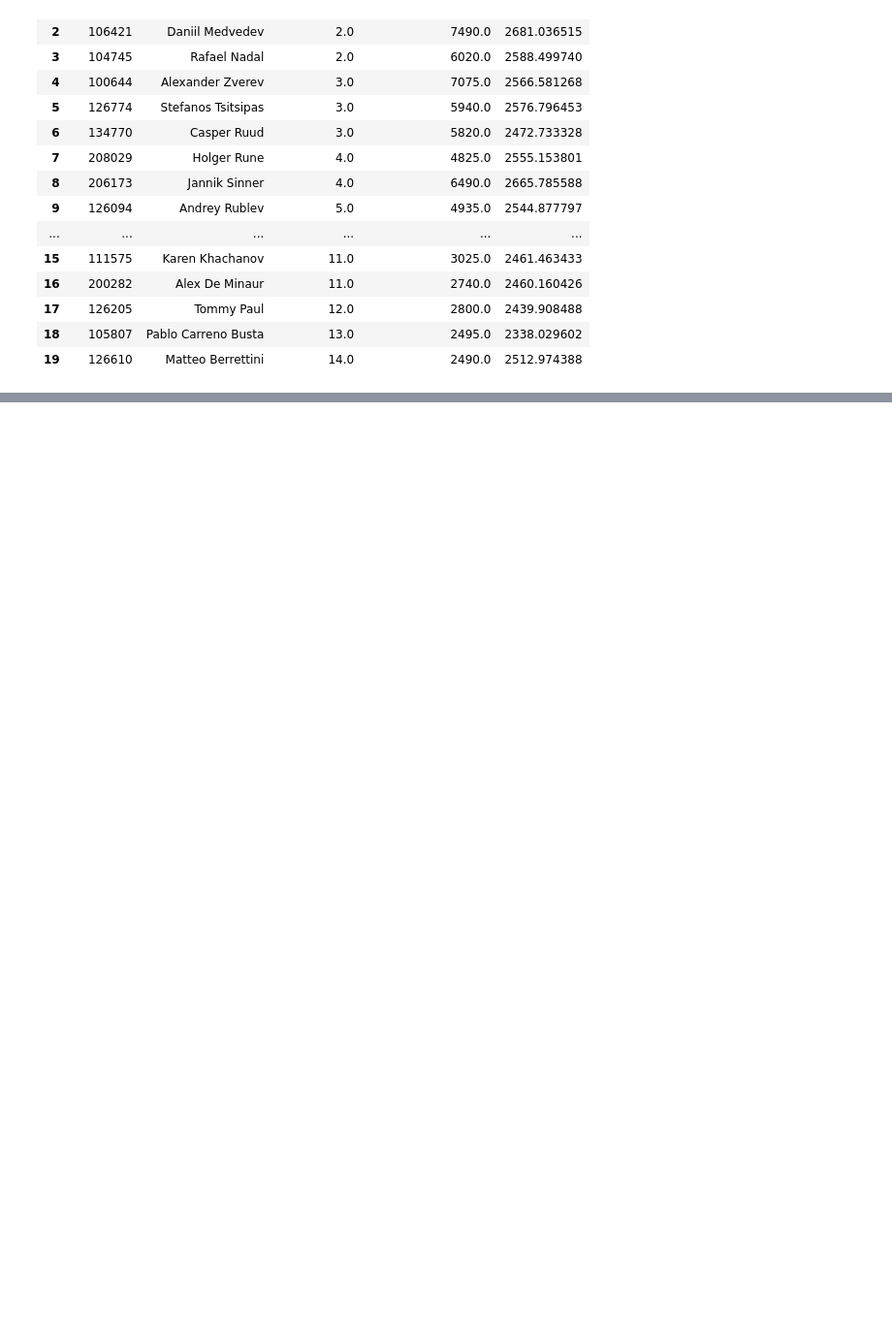
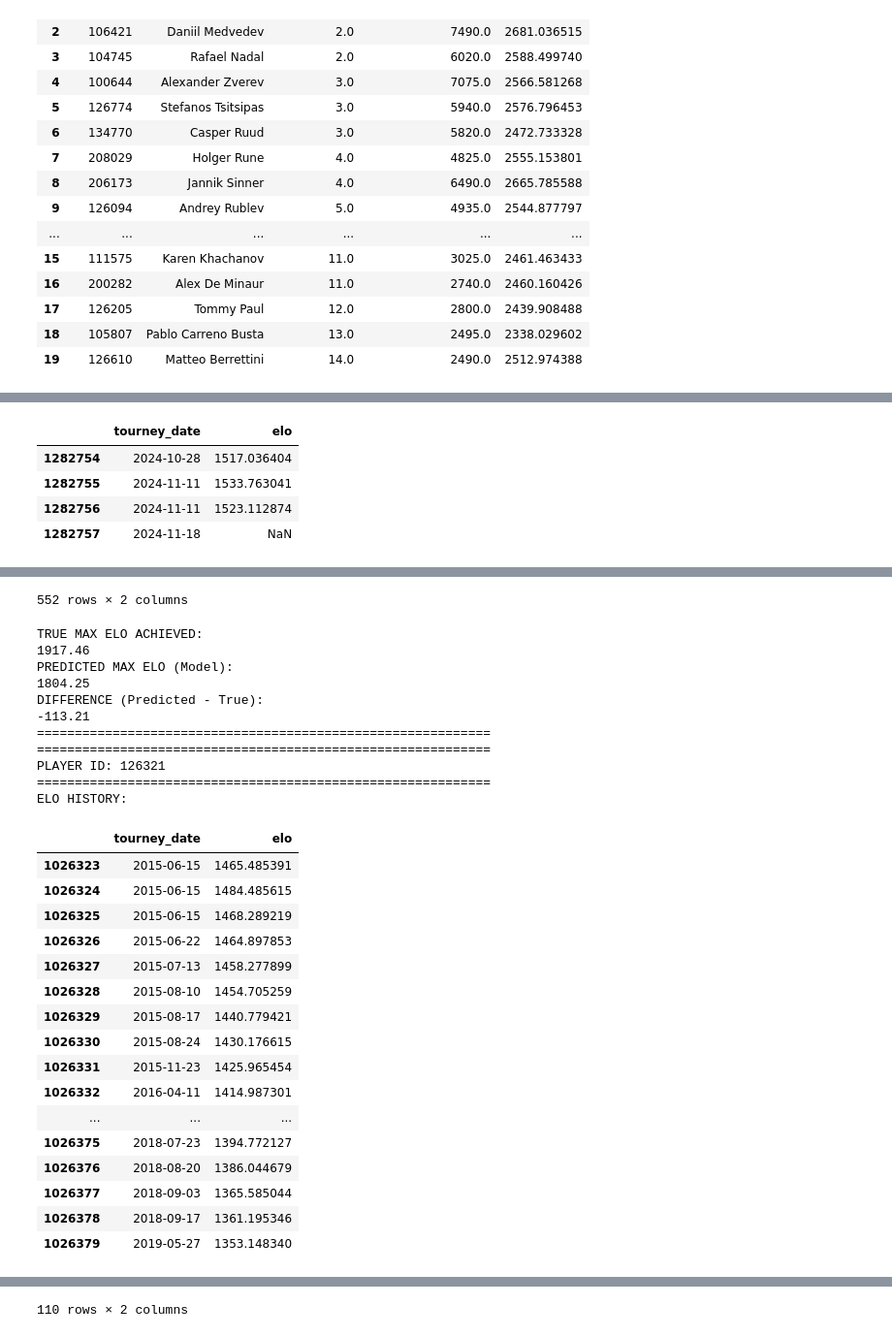
Before and after one commit to GolbertCeitaPages/CMI-DataScience-Project, a Jupyter notebook: xgboost_predictions/xgboost.ipynb, the cells around one changed output, grey strips where cells are left out. Shown at 97% size. Drawn from its saved outputs; the diff is of its cells as text; code cells hidden in the pictures; blank space fills up the shorter version.

Commit message:
added sample tests to extract into csv

```diff
--- a/xgboost_predictions/xgboost.ipynb
+++ b/xgboost_predictions/xgboost.ipynb
@@ -287,7 +288,7 @@ def inspect_player_elo(player_id, df, model, features, train_medians):
 
     if player_df.empty:
         print(f"No data found for player_id: {player_id}")
-        return
+        return None, None
 
     # Sort chronologically
     player_df = player_df.sort_values("tourney_date")
@@ -323,6 +324,7 @@ def inspect_player_elo(player_id, df, model, features, train_medians):
 
     print("=" * 60)
 
+    return true_elo_max, predicted_elo_max
 
 # ----------------------------------------
 # PRECOMPUTE TRAIN MEDIANS (DO THIS ONCE)
@@ -366,0 +370,42 @@ DIFFERENCE (Predicted - True):
+# %%
+id_min = df['player_id'].min()
+id_max = df['player_id'].max()
+
+valid_player_ids = df['player_id'].unique().tolist()
+
+# Sample 20 random player IDs from valid players
+ids_to_test = rnd.sample(valid_player_ids, 20)
+
+tested_players = []
+
+# loop through IDs and extract info to csv
+for pid in ids_to_test:
+    true_elo_max, predicted_elo_max = inspect_player_elo(
+                                        player_id=pid,
+                                        df=df,
+                                        model=model,
+                                        features=features,
+                                        train_medians=train_medians
+                                    )
+    # Skip if player not found
+    if true_elo_max is None:
+        continue
+
+    # Additional player info
+    age = df[df['player_id'] == pid]['player_age'].max()
+    experience = df[df['player_id'] == pid]['days_of_experience'].max()
+    name = df[df['player_id'] == pid]['player_name'].iloc[0]
+
+    tested_players.append({
+        "Predicted_Max_ELO": predicted_elo_max,
+        "True_Max_ELO": true_elo_max,
+        "Difference": predicted_elo_max - true_elo_max,
+        "Player_ID": pid,
+        "Player_Name": name,
+        "Player_Age": age,
+        "Days_of_Experience": experience
+    })
+
+results_df = pd.DataFrame(tested_players)
+results_df.to_csv("elo_predictions_sampled_players.csv", index=False)
+# %% [output]
@@ -366,0 +416,5 @@ DIFFERENCE (Predicted - True):
+|  | tourney_date | elo |
+| 1282754 | 2024-10-28 | 1517.036404 |
+| 1282755 | 2024-11-11 | 1533.763041 |
+| 1282756 | 2024-11-11 | 1523.112874 |
+| 1282757 | 2024-11-18 | NaN |
@@ -366,0 +444,29 @@ DIFFERENCE (Predicted - True):
+552 rows × 2 columns
+TRUE MAX ELO ACHIEVED:
+1917.46
+PREDICTED MAX ELO (Model):
+1804.25
+DIFFERENCE (Predicted - True):
+-113.21
+============================================================
+============================================================
+PLAYER ID: 126321
+============================================================
+ELO HISTORY:
+|  | tourney_date | elo |
+| 1026323 | 2015-06-15 | 1465.485391 |
+| 1026324 | 2015-06-15 | 1484.485615 |
+| 1026325 | 2015-06-15 | 1468.289219 |
+| 1026326 | 2015-06-22 | 1464.897853 |
+| 1026327 | 2015-07-13 | 1458.277899 |
+| 1026328 | 2015-08-10 | 1454.705259 |
+| 1026329 | 2015-08-17 | 1440.779421 |
+| 1026330 | 2015-08-24 | 1430.176615 |
+| 1026331 | 2015-11-23 | 1425.965454 |
+| 1026332 | 2016-04-11 | 1414.987301 |
+| ... | ... | ... |
+| 1026375 | 2018-07-23 | 1394.772127 |
+| 1026376 | 2018-08-20 | 1386.044679 |
+| 1026377 | 2018-09-03 | 1365.585044 |
+| 1026378 | 2018-09-17 | 1361.195346 |
+| 1026379 | 2019-05-27 | 1353.148340 |
@@ -366,0 +496 @@ DIFFERENCE (Predicted - True):
+110 rows × 2 columns
```
Also changed, not shown: parts of 7 cells of this notebook.
